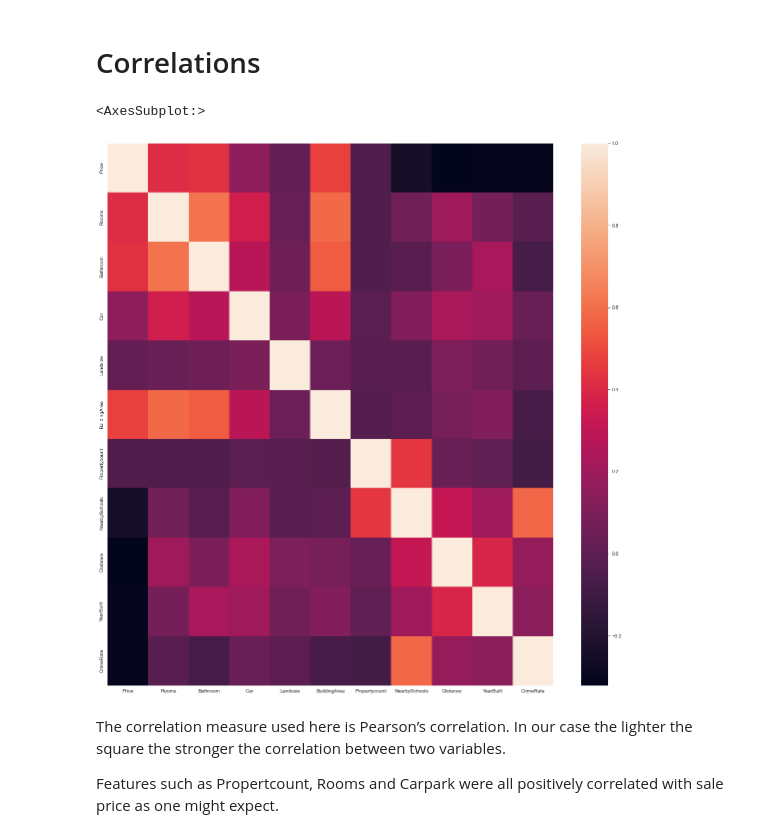
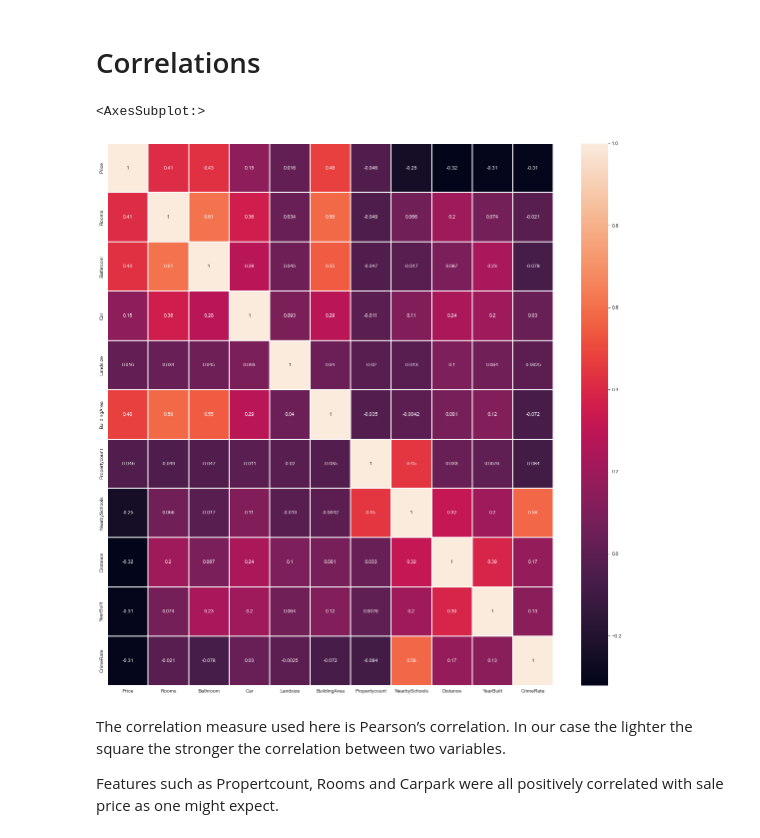
Before and after one commit to Franco1230/Data-Bootcamp-Final-Project, a Jupyter notebook: jupyter_notebook/random_forest.ipynb, the cells around one changed output. Saved outputs shown, nothing was run; the diff lists cells and outputs as text; code cells hidden in the pictures.

```diff
--- a/jupyter_notebook/random_forest.ipynb
+++ b/jupyter_notebook/random_forest.ipynb
@@ -132,10 +132,10 @@ plt.show()
 # Correlations
 # %%
 plt.figure(figsize=(20,20))
-sns.heatmap(selected_df.corr())
+sns.heatmap(selected_df.corr(), annot=True, linewidths=0.01)
 # %% [output]
 <AxesSubplot:>
-[figure, old version]
+[figure, new version]
 # %% [markdown]
 The correlation measure used here is Pearson’s correlation.
 In our case the lighter the square the stronger the correlation between two variables.
```
Also changed, not shown: parts of 1 cell of this notebook, 8 other files.
